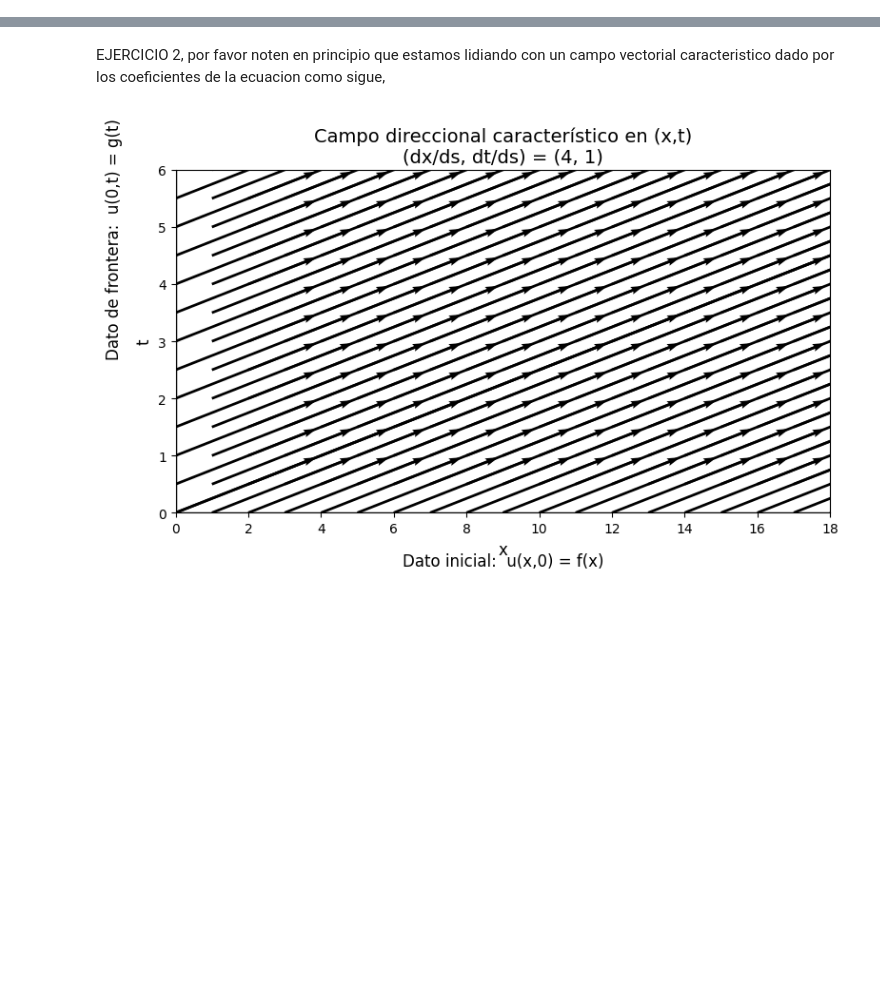
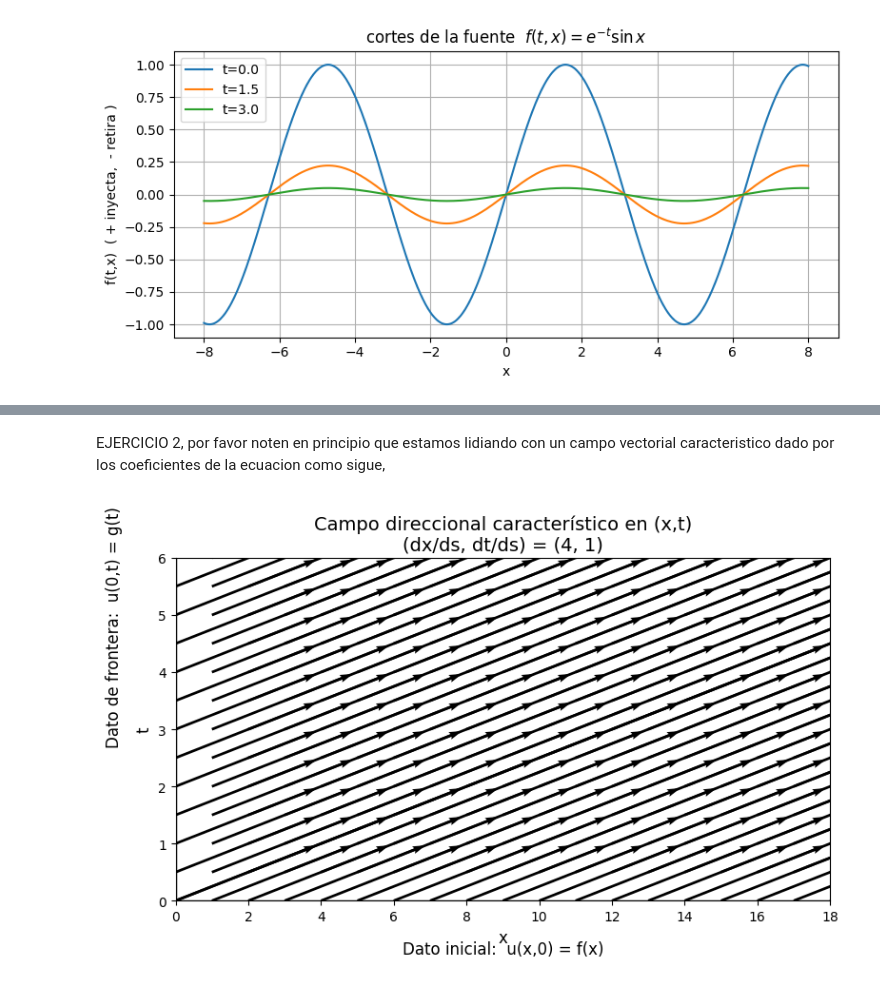
Before and after one commit to gregslombardo/EDP-2026-1, a Jupyter notebook: Tarea/Tarea.ipynb, the cells around one changed output, grey strips where cells are left out. Saved outputs shown, nothing was run; the diff lists cells and outputs as text; code cells hidden in the pictures; blank space fills up the shorter version.

Commit message:
Tarea para revision en clase.

```diff
--- a/Tarea/Tarea.ipynb
+++ b/Tarea/Tarea.ipynb
@@ -0,0 +57,27 @@
+# %%
+
+
+import numpy as np
+import matplotlib.pyplot as plt
+
+# fuente (inyeccion + / retiro -)
+def f(t, x):
+    return np.exp(-t) * np.sin(x)
+
+# rango en x y tiempos que quiero ver
+xs = np.linspace(-8.0, 8.0, 800)
+t_slices = [0.0, 1.5, 3.0]
+
+# dibujo f vs x para varios tiempos
+plt.figure(figsize=(8,4))
+for t0 in t_slices:
+    plt.plot(xs, f(t0, xs), label=f"t={t0}")
+plt.title("cortes de la fuente  $f(t,x)=e^{-t}\\sin x$")
+plt.xlabel("x")
+plt.ylabel("f(t,x)  ( + inyecta,  - retira )")
+plt.legend()
+plt.grid(True)
+plt.tight_layout()
+plt.show()
+# %% [output]
+[figure, added]
```
Also changed, not shown: parts of 4 cells of this notebook, 1 other file.
